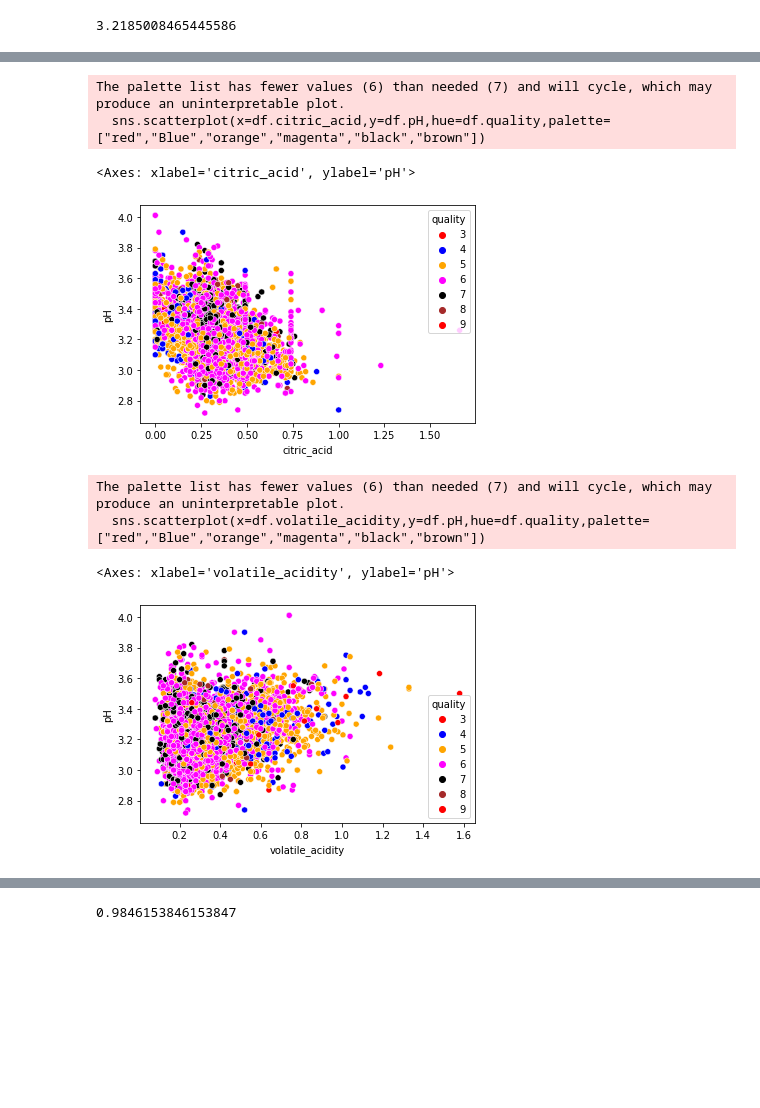
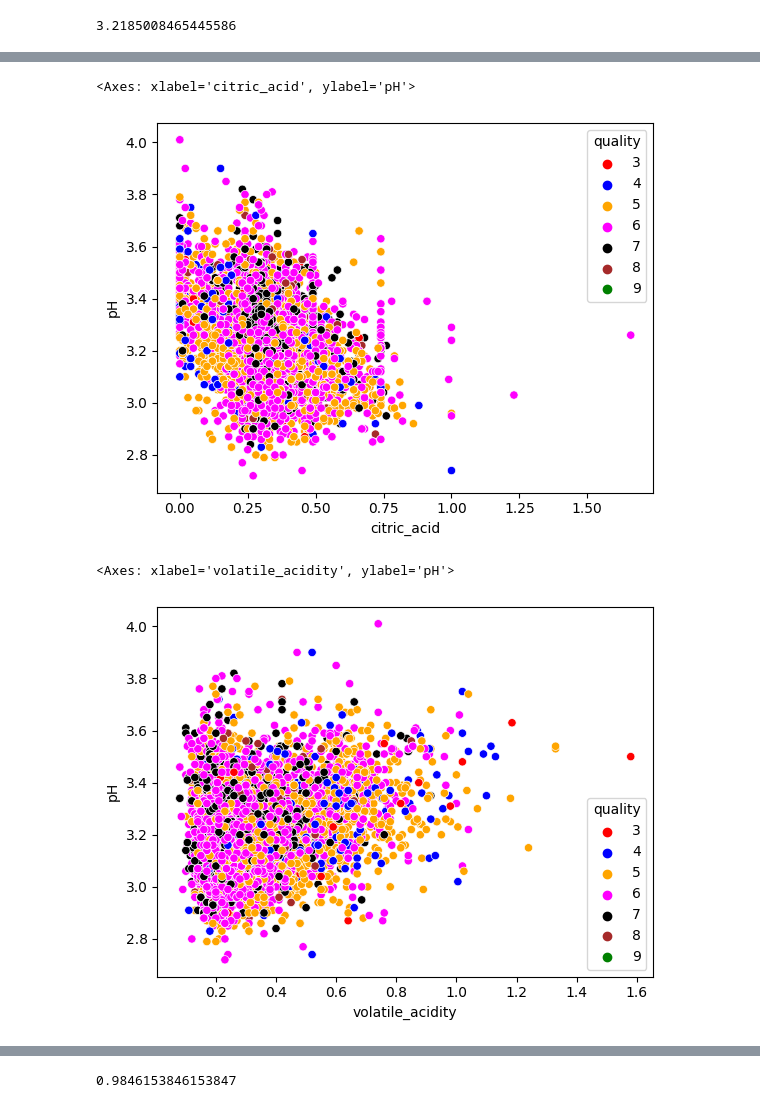
Before and after one commit to AlasWorld/EDA, a Jupyter notebook: Untitled40.ipynb, the cells around one changed output, grey strips where cells are left out. Saved outputs shown, nothing was run; the diff lists cells and outputs as text; code cells hidden in the pictures; blank space fills up the shorter version.

```diff
--- a/Untitled40.ipynb
+++ b/Untitled40.ipynb
@@ -68,23 +68,19 @@ sns.scatterplot(x=df.citric_acid,y=df.pH,hue=df.color ,palette=["red","Blue"])
 # %%
-sns.scatterplot(x=df.citric_acid,y=df.pH,hue=df.quality,palette=["red","Blue","orange","magenta","black","brown"])
+sns.scatterplot(x=df.citric_acid,y=df.pH,hue=df.quality,palette=["red","Blue","orange","magenta","black","brown","Green"])
 #The quality of wine is independent of the ph range and citric acid, there is no such a clear demarcation for
 #its dependency as all the quality standards of wine varies uniformly along the both ph of wine as well as the
 #the content of citric_acid .
 # %% [output]
-The palette list has fewer values (6) than needed (7) and will cycle, which may produce an uninterpretable plot.
-  sns.scatterplot(x=df.citric_acid,y=df.pH,hue=df.quality,palette=["red","Blue","orange","magenta","black","brown"])
+<Axes: xlabel='citric_acid', ylabel='pH'>
-<Axes: xlabel='citric_acid', ylabel='pH'>
-[figure, old version]
+[figure, new version]
 # %%
-sns.scatterplot(x=df.volatile_acidity,y=df.pH,hue=df.quality,palette=["red","Blue","orange","magenta","black","brown"])
+sns.scatterplot(x=df.volatile_acidity,y=df.pH,hue=df.quality,palette=["red","Blue","orange","magenta","black","brown","Green"])
 # Even by its name ,it is being suggested as well supported by the plot , that volatile acidity has nothing much to
 # do with the ph as there is no such a profound  effect on acidity im real terms of ph and ph is still hitting its
 # minima even  with the lowest amount of volatile_acidity.
 # %% [output]
-The palette list has fewer values (6) than needed (7) and will cycle, which may produce an uninterpretable plot.
-  sns.scatterplot(x=df.volatile_acidity,y=df.pH,hue=df.quality,palette=["red","Blue","orange","magenta","black","brown"])
+<Axes: xlabel='volatile_acidity', ylabel='pH'>
-<Axes: xlabel='volatile_acidity', ylabel='pH'>
-[figure, old version]
+[figure, new version]
 # %%
 sns.scatterplot(x=df.volatile_acidity ,y=df.pH,hue=df.color,palette=["black","green"])
 # There is a clear cut demarcation which leads us to the fact that the red is having higher volatile acidity and
```
Also changed, not shown: parts of 17 cells of this notebook.
